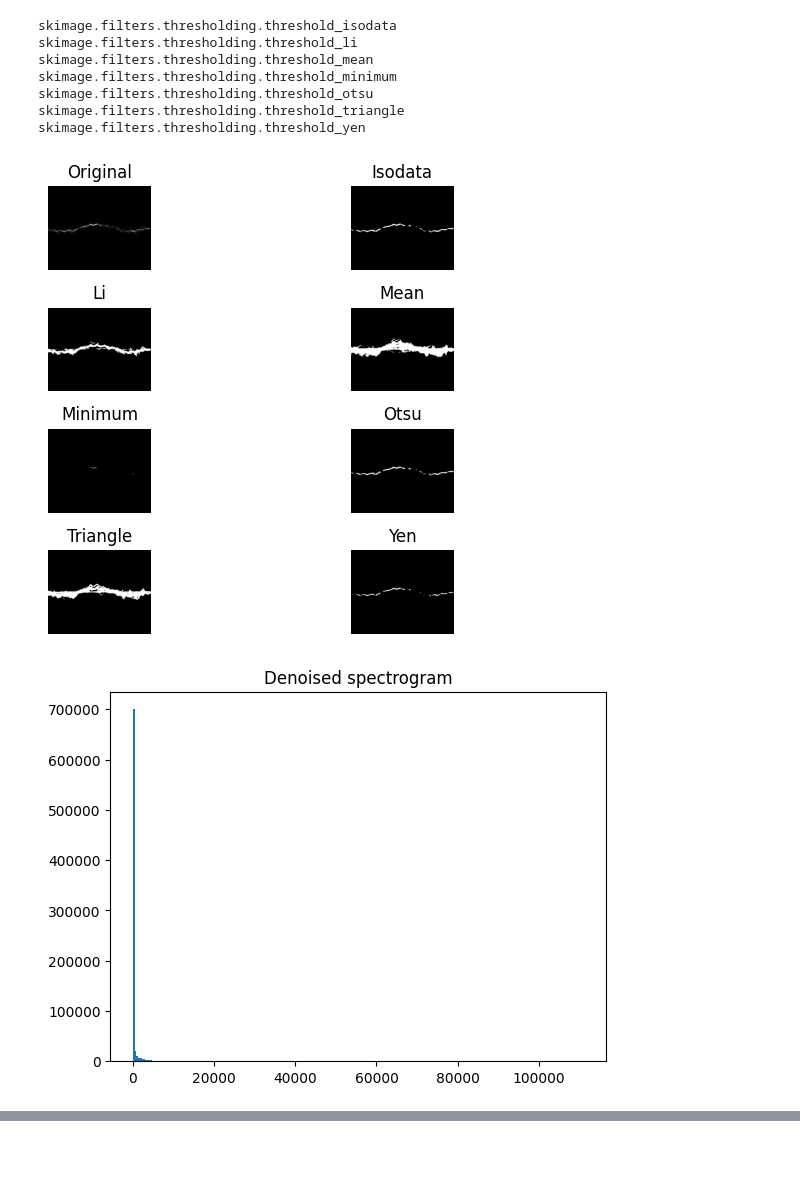
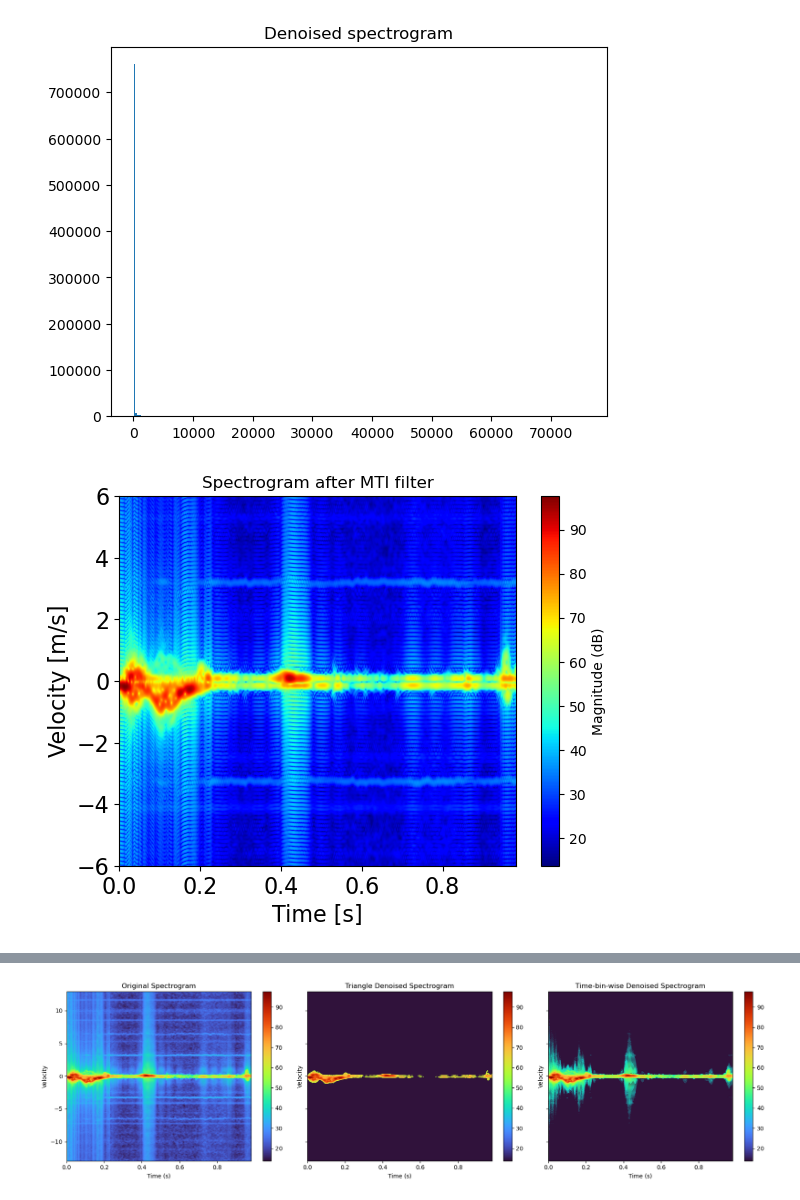
Before and after one commit to AybarsManav/Radar-Human-Activity-Classifier, a Jupyter notebook: preprocessing.ipynb, the cells around one changed output, grey strips where cells are left out. Drawn from its saved outputs; the diff is of its cells as text; code cells hidden in the pictures; blank space fills up the shorter version.

Commit message:
Add triangle thresholding comparison codes

```diff
--- a/preprocessing.ipynb
+++ b/preprocessing.ipynb
@@ -1,5 +1,5 @@
 # %%
 from preprocessing import *
 
-spec, v, t = preprocess_file('datasets/1 December 2017 Dataset/1P36A01R01.dat', th_type='try_all', plot_spec_mti=True, plot_hist=True)
+spec, v, t = preprocess_file('datasets/1 December 2017 Dataset/2P36A02R01.dat', th_type='try_all', plot_spec_mti=True, plot_hist=True)
 # %% [output]
@@ -7,9 +7,2 @@ spec, v, t = preprocess_file('datasets/1 December 2017 Dataset/1P36A01R01.dat',
-skimage.filters.thresholding.threshold_isodata
-skimage.filters.thresholding.threshold_li
-skimage.filters.thresholding.threshold_mean
-skimage.filters.thresholding.threshold_minimum
-skimage.filters.thresholding.threshold_otsu
-skimage.filters.thresholding.threshold_triangle
-skimage.filters.thresholding.threshold_yen
-[figure, old version]
+[figure, new version]
-[figure, old version]
+[figure, new version]
@@ -17,0 +10,37 @@ skimage.filters.thresholding.threshold_yen
+# %%
+import matplotlib.pyplot as plt
+
+triangle_spec = denoise_spectrogram(spec, th_type="triangle")
+triangle_spec_time_bin_wise = denoise_spectrogram_per_timebin_basis(spec)
+
+# Convert all spectrograms to dB scale for consistent visualization
+spec_scaled = 20 * np.log10(spec + 1e-12)
+triangle_spec_scaled = 20 * np.log10(triangle_spec + 1e-12)
+triangle_spec_time_bin_wise_scaled = 20 * np.log10(triangle_spec_time_bin_wise + 1e-12)
+# Set color limits based on the original spectrogram
+vmin = spec_scaled.min()
+vmax = spec_scaled.max()
+
+fig, axs = plt.subplots(1, 3, figsize=(18, 5), sharex=True, sharey=True)
+
+im0 = axs[0].imshow(spec_scaled, aspect='auto', origin='lower', extent=[t[0], t[-1], v[0], v[-1]], vmin=vmin, vmax=vmax, cmap='turbo')
+axs[0].set_title('Original Spectrogram')
+fig.colorbar(im0, ax=axs[0])
+
+im1 = axs[1].imshow(triangle_spec_scaled, aspect='auto', origin='lower', extent=[t[0], t[-1], v[0], v[-1]], vmin=vmin, vmax=vmax, cmap='turbo')
+axs[1].set_title('Triangle Denoised Spectrogram')
+fig.colorbar(im1, ax=axs[1])
+
+im2 = axs[2].imshow(triangle_spec_time_bin_wise_scaled, aspect='auto', origin='lower', extent=[t[0], t[-1], v[0], v[-1]], vmin=vmin, vmax=vmax, cmap='turbo')
+axs[2].set_title('Time-bin-wise Denoised Spectrogram')
+fig.colorbar(im2, ax=axs[2])
+
+for ax in axs:
+    ax.set_ylabel('Velocity')
+    ax.set_xlabel('Time (s)')
+
+
+plt.tight_layout()
+plt.show()
+# %% [output]
+[figure, added]
```
Also changed, not shown: parts of 4 cells of this notebook.
